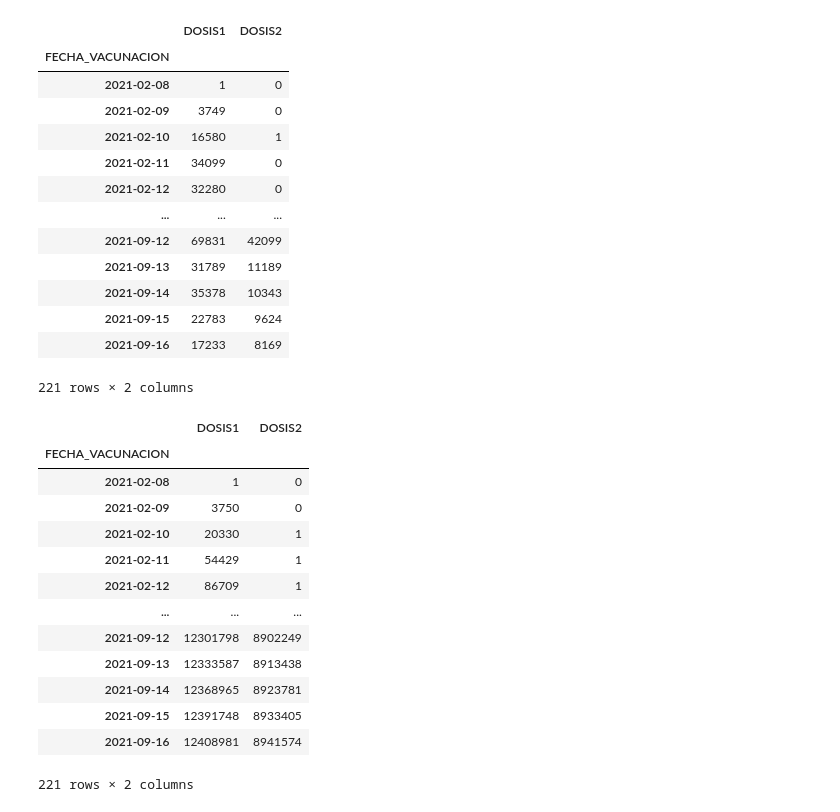
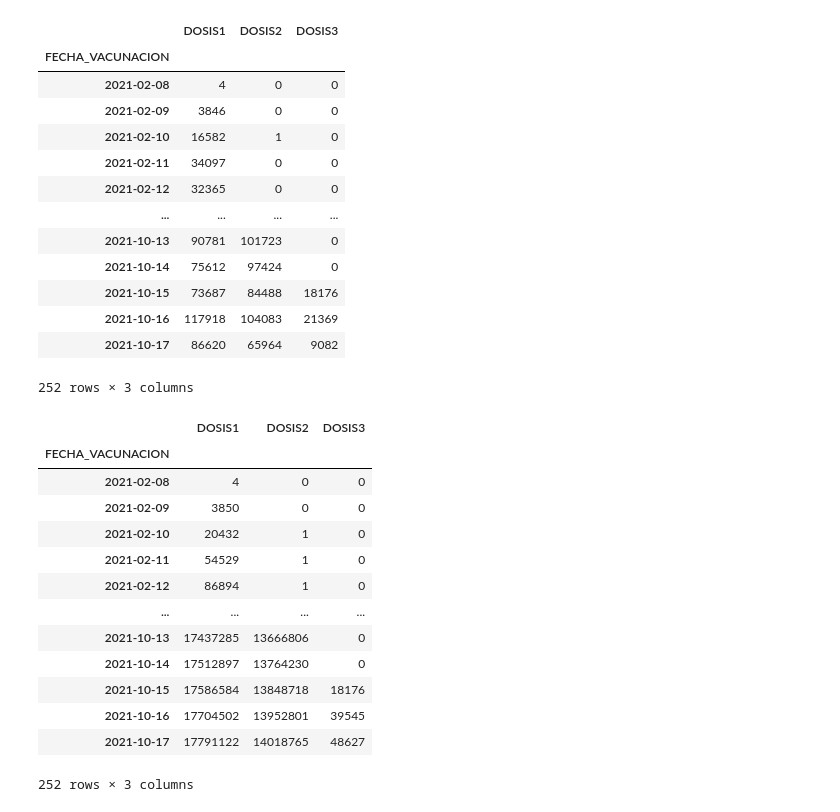
Before and after one commit to annaabsi/git-scraper-vacunacion, a Jupyter notebook: notebooks/scraper.ipynb, the cells around one changed output. Drawn from its saved outputs; the diff is of its cells as text; code cells hidden in the pictures.

```diff
--- a/notebooks/scraper.ipynb
+++ b/notebooks/scraper.ipynb
@@ -7,46 +7,46 @@ fecha_corte=df['FECHA_CORTE'].drop_duplicates().set_axis(['fecha_corte'])
 # %%
 #DIARIO DOSIS 1 Y DOSIS 2
 df_ambas_dosis=df[['FECHA_VACUNACION','DOSIS','SEXO']].groupby(['FECHA_VACUNACION','DOSIS']).count()
 df_ambas_dosis=df_ambas_dosis.reset_index()
 df_ambas_dosis=df_ambas_dosis.pivot(index='FECHA_VACUNACION', columns='DOSIS', values='SEXO')
 df_ambas_dosis=df_ambas_dosis.rename_axis(None, axis=1)
-df_ambas_dosis.columns=['DOSIS1','DOSIS2']
+df_ambas_dosis.columns=['DOSIS1','DOSIS2','DOSIS3']
 df_ambas_dosis=df_ambas_dosis.fillna(0).astype('int')
 df_ambas_dosis
 # %% [output]
-|  | DOSIS1 | DOSIS2 |
-| FECHA_VACUNACION |  |  |
-| 2021-02-08 | 1 | 0 |
-| 2021-02-09 | 3749 | 0 |
-| 2021-02-10 | 16580 | 1 |
-| 2021-02-11 | 34099 | 0 |
-| 2021-02-12 | 32280 | 0 |
-| ... | ... | ... |
-| 2021-09-12 | 69831 | 42099 |
-| 2021-09-13 | 31789 | 11189 |
-| 2021-09-14 | 35378 | 10343 |
-| 2021-09-15 | 22783 | 9624 |
-| 2021-09-16 | 17233 | 8169 |
+|  | DOSIS1 | DOSIS2 | DOSIS3 |
+| FECHA_VACUNACION |  |  |  |
+| 2021-02-08 | 4 | 0 | 0 |
+| 2021-02-09 | 3846 | 0 | 0 |
+| 2021-02-10 | 16582 | 1 | 0 |
+| 2021-02-11 | 34097 | 0 | 0 |
+| 2021-02-12 | 32365 | 0 | 0 |
+| ... | ... | ... | ... |
+| 2021-10-13 | 90781 | 101723 | 0 |
+| 2021-10-14 | 75612 | 97424 | 0 |
+| 2021-10-15 | 73687 | 84488 | 18176 |
+| 2021-10-16 | 117918 | 104083 | 21369 |
+| 2021-10-17 | 86620 | 65964 | 9082 |
-221 rows × 2 columns
+252 rows × 3 columns
 # %%
 #ACUMULADO DOSIS 1 Y DOSIS 2
 df_ambas_dosis_cum=df_ambas_dosis.cumsum()
 df_ambas_dosis_cum
 # %% [output]
-|  | DOSIS1 | DOSIS2 |
-| FECHA_VACUNACION |  |  |
-| 2021-02-08 | 1 | 0 |
-| 2021-02-09 | 3750 | 0 |
-| 2021-02-10 | 20330 | 1 |
-| 2021-02-11 | 54429 | 1 |
-| 2021-02-12 | 86709 | 1 |
-| ... | ... | ... |
-| 2021-09-12 | 12301798 | 8902249 |
-| 2021-09-13 | 12333587 | 8913438 |
-| 2021-09-14 | 12368965 | 8923781 |
-| 2021-09-15 | 12391748 | 8933405 |
-| 2021-09-16 | 12408981 | 8941574 |
+|  | DOSIS1 | DOSIS2 | DOSIS3 |
+| FECHA_VACUNACION |  |  |  |
+| 2021-02-08 | 4 | 0 | 0 |
+| 2021-02-09 | 3850 | 0 | 0 |
+| 2021-02-10 | 20432 | 1 | 0 |
+| 2021-02-11 | 54529 | 1 | 0 |
+| 2021-02-12 | 86894 | 1 | 0 |
+| ... | ... | ... | ... |
+| 2021-10-13 | 17437285 | 13666806 | 0 |
+| 2021-10-14 | 17512897 | 13764230 | 0 |
+| 2021-10-15 | 17586584 | 13848718 | 18176 |
+| 2021-10-16 | 17704502 | 13952801 | 39545 |
+| 2021-10-17 | 17791122 | 14018765 | 48627 |
-221 rows × 2 columns
+252 rows × 3 columns
 # %%
 col_poblacion=[426806,
 1180638,
```
Also changed, not shown: parts of 7 cells of this notebook, 1 other file.
